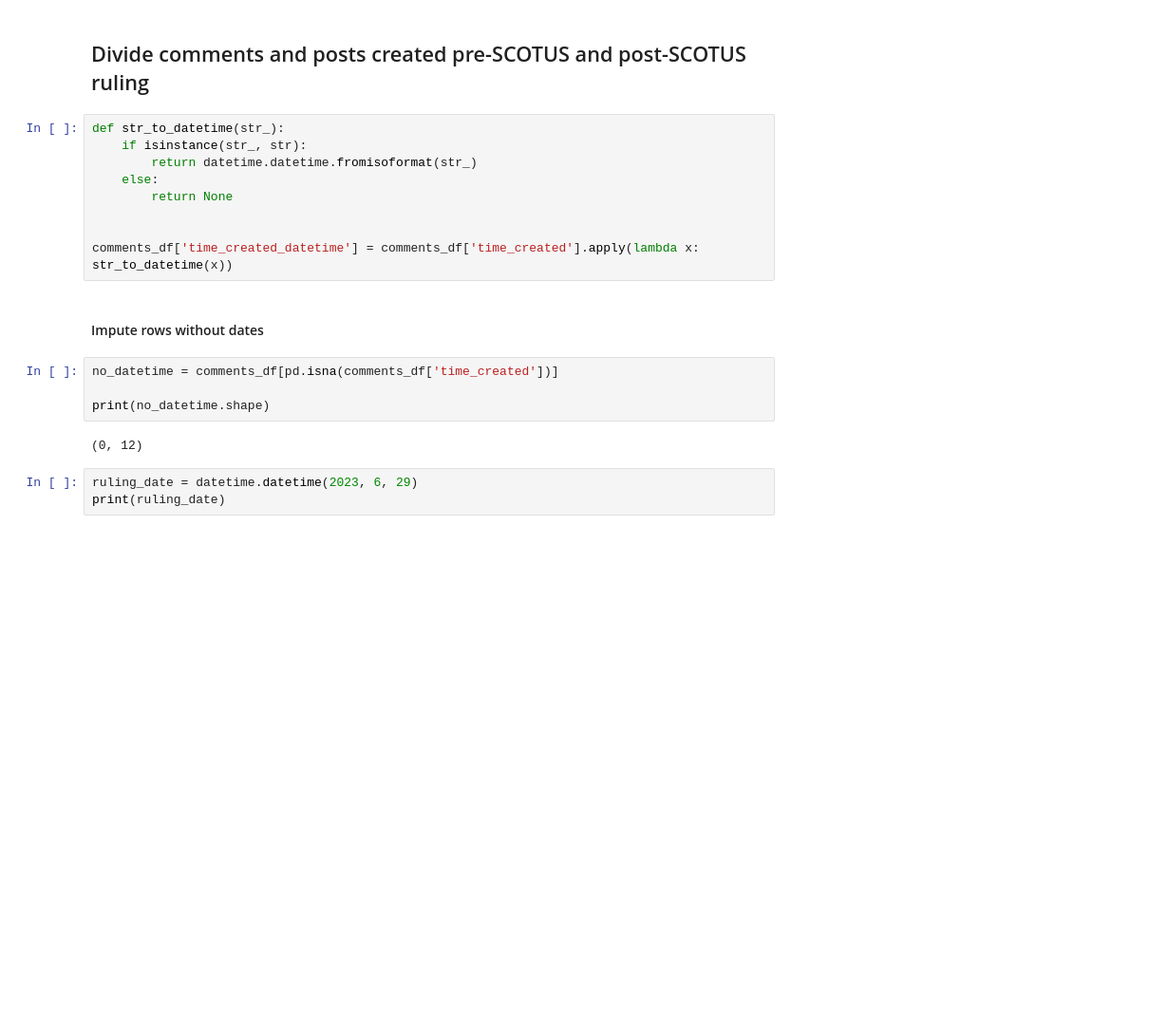
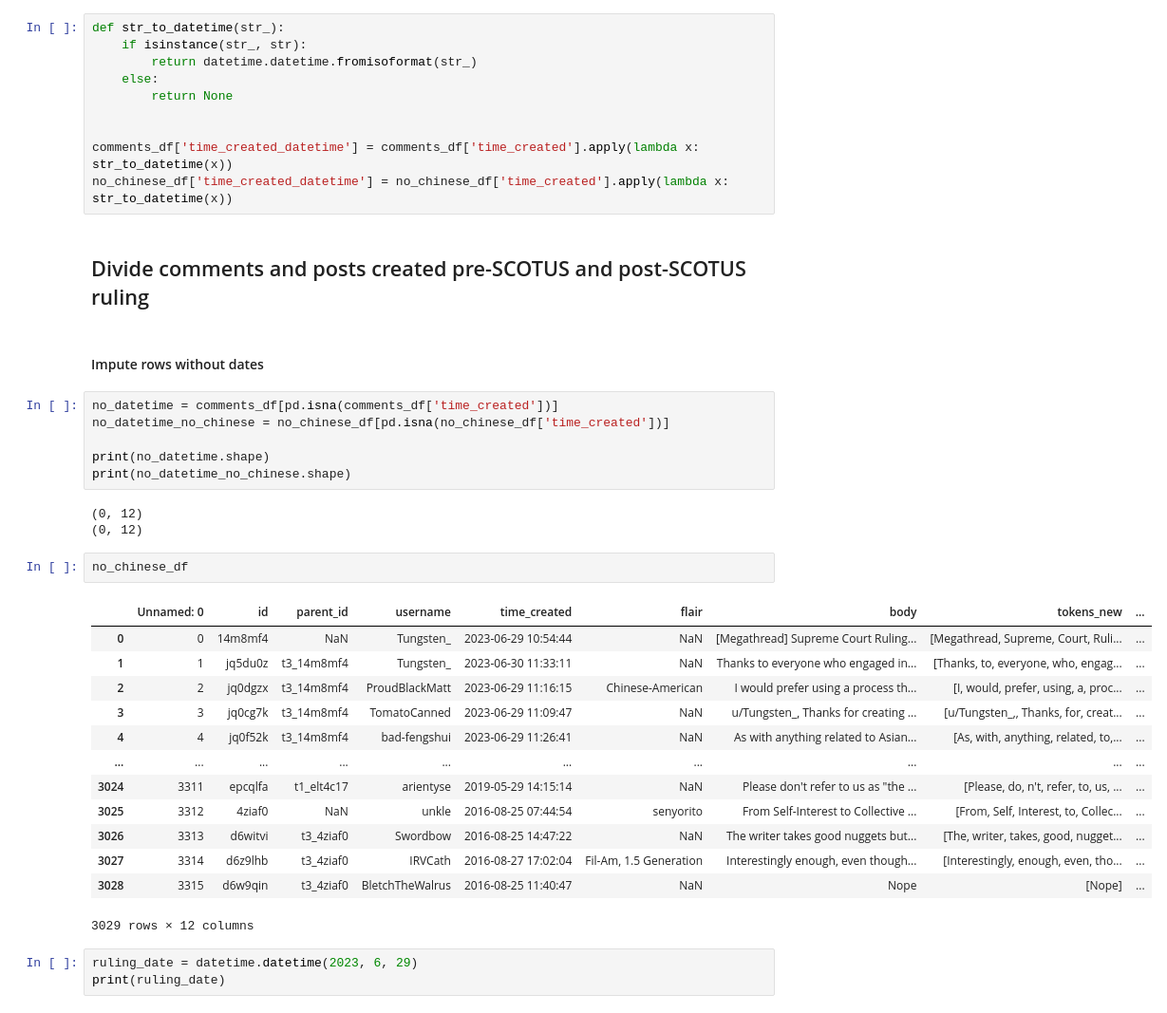
Before and after one commit to ddlee19/macs30200, a Jupyter notebook: analysis/same_user_differences.ipynb, the cells around one changed output. Shown: that part at 95% size. Cells and saved outputs as stored; diff of their text form; blank space fills up the shorter version.

```diff
--- a/analysis/same_user_differences.ipynb
+++ b/analysis/same_user_differences.ipynb
@@ -37,22 +65,42 @@ comments_df.head(15)
+# %%
+def str_to_datetime(str_):
+    if isinstance(str_, str):
+        return datetime.datetime.fromisoformat(str_)
+    else:
+        return None
+
+
+comments_df['time_created_datetime'] = comments_df['time_created'].apply(lambda x: str_to_datetime(x))
+no_chinese_df['time_created_datetime'] = no_chinese_df['time_created'].apply(lambda x: str_to_datetime(x))
 # %% [markdown]
 ## Divide comments and posts created pre-SCOTUS and post-SCOTUS ruling
-# %%
-def str_to_datetime(str_):
-    if isinstance(str_, str):
-        return datetime.datetime.fromisoformat(str_)
-    else:
-        return None
-
-
-comments_df['time_created_datetime'] = comments_df['time_created'].apply(lambda x: str_to_datetime(x))
 # %% [markdown]
 #### Impute rows without dates
 # %%
 no_datetime = comments_df[pd.isna(comments_df['time_created'])]
+no_datetime_no_chinese = no_chinese_df[pd.isna(no_chinese_df['time_created'])]
 
 print(no_datetime.shape)
+print(no_datetime_no_chinese.shape)
 # %% [output]
 (0, 12)
+(0, 12)
+# %%
+no_chinese_df
+# %% [output]
+|  | Unnamed: 0 | id | parent_id | username | time_created | flair | body | tokens_new | ... |
+| 0 | 0 | 14m8mf4 | NaN | Tungsten_ | 2023-06-29 10:54:44 | NaN | [Megathread] Supreme Court Ruling... | [Megathread, Supreme, Court, Ruli... | ... |
+| 1 | 1 | jq5du0z | t3_14m8mf4 | Tungsten_ | 2023-06-30 11:33:11 | NaN | Thanks to everyone who engaged in... | [Thanks, to, everyone, who, engag... | ... |
+| 2 | 2 | jq0dgzx | t3_14m8mf4 | ProudBlackMatt | 2023-06-29 11:16:15 | Chinese-American | I would prefer using a process th... | [I, would, prefer, using, a, proc... | ... |
+| 3 | 3 | jq0cg7k | t3_14m8mf4 | TomatoCanned | 2023-06-29 11:09:47 | NaN | u/Tungsten_, Thanks for creating ... | [u/Tungsten_,, Thanks, for, creat... | ... |
+| 4 | 4 | jq0f52k | t3_14m8mf4 | bad-fengshui | 2023-06-29 11:26:41 | NaN | As with anything related to Asian... | [As, with, anything, related, to,... | ... |
+| ... | ... | ... | ... | ... | ... | ... | ... | ... | ... |
+| 3024 | 3311 | epcqlfa | t1_elt4c17 | arientyse | 2019-05-29 14:15:14 | NaN | Please don't refer to us as "the ... | [Please, do, n't, refer, to, us, ... | ... |
+| 3025 | 3312 | 4ziaf0 | NaN | unkle | 2016-08-25 07:44:54 | senyorito | From Self-Interest to Collective ... | [From, Self, Interest, to, Collec... | ... |
+| 3026 | 3313 | d6witvi | t3_4ziaf0 | Swordbow | 2016-08-25 14:47:22 | NaN | The writer takes good nuggets but... | [The, writer, takes, good, nugget... | ... |
+| 3027 | 3314 | d6z9lhb | t3_4ziaf0 | IRVCath | 2016-08-27 17:02:04 | Fil-Am, 1.5 Generation | Interestingly enough, even though... | [Interestingly, enough, even, tho... | ... |
+| 3028 | 3315 | d6w9qin | t3_4ziaf0 | BletchTheWalrus | 2016-08-25 11:40:47 | NaN | Nope | [Nope] | ... |
+3029 rows × 12 columns
 # %%
 ruling_date = datetime.datetime(2023, 6, 29)
 print(ruling_date)
```
Also changed, not shown: parts of 4 cells of this notebook, 5 other files.
